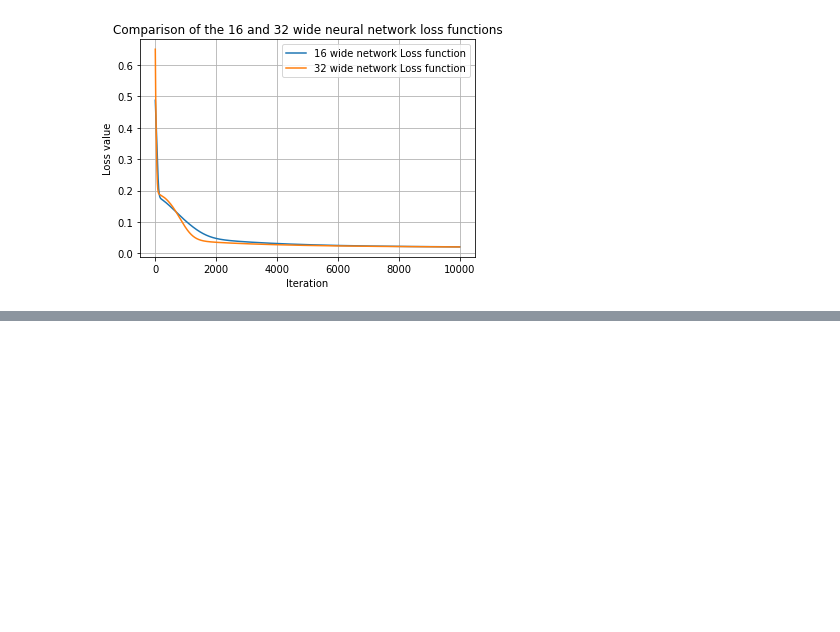
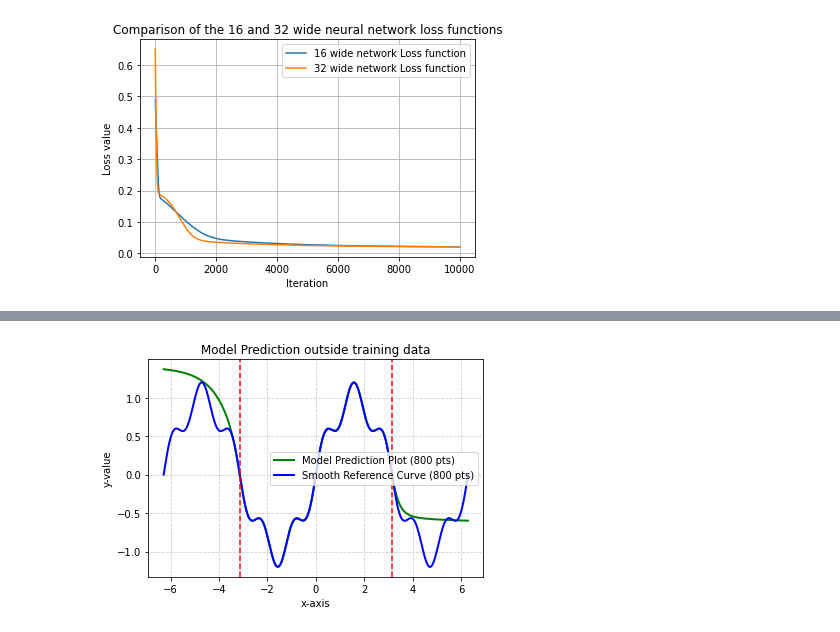
Before and after one commit to nozsurfs/Deep-Learning-Learning, a Jupyter notebook: projects/02_function_approximation_project.ipynb, the cells around one changed output, grey strips where cells are left out. Drawn from its saved outputs; the diff is of its cells as text; code cells hidden in the pictures; blank space fills up the shorter version.

```diff
--- a/projects/02_function_approximation_project.ipynb
+++ b/projects/02_function_approximation_project.ipynb
@@ -715,0 +804,28 @@ With a constant learning rate, $\eta_k=\eta, \forall k$, we hypothesise that the
+# %%
+# Creating evenly spaced data points
+xtest = np.linspace(-2*np.pi,2*np.pi,800).reshape(1,800)
+Xtest = torch.tensor(xtest, dtype=torch.float64, requires_grad=False)
+
+# Generating true values for the input points
+ytrue = np.sin(xtest)+0.2*np.sin(5*xtest)
+
+# Generates the predicted data points using the model
+with torch.no_grad():
+    Ypred = forward_pass(*params_adam, Xtest)
+
+# Plots the models current prediction
+plt.plot(Xtest[0].numpy(), Ypred[0].numpy(), color ='green', linestyle = '-', linewidth=2, label='Model Prediction Plot (800 pts)')
+# Plot the smooth reference curve using the 800 inputs
+plt.plot(xtest[0], ytrue[0], color='blue', linestyle='-', linewidth=2, label='Smooth Reference Curve (800 pts)')
+# Chart styling
+plt.title('Model Prediction outside training data')
+plt.xlabel('x-axis')
+plt.ylabel('y-value')
+plt.axvline(x=-np.pi, color='red', linestyle='--')
+plt.axvline(x=np.pi, color='red', linestyle='--')
+plt.legend()
+plt.grid(True, linestyle='--', alpha=0.6)
+
+plt.show()
+# %% [output]
+[figure, added]
```
Also changed, not shown: parts of 8 cells of this notebook.
